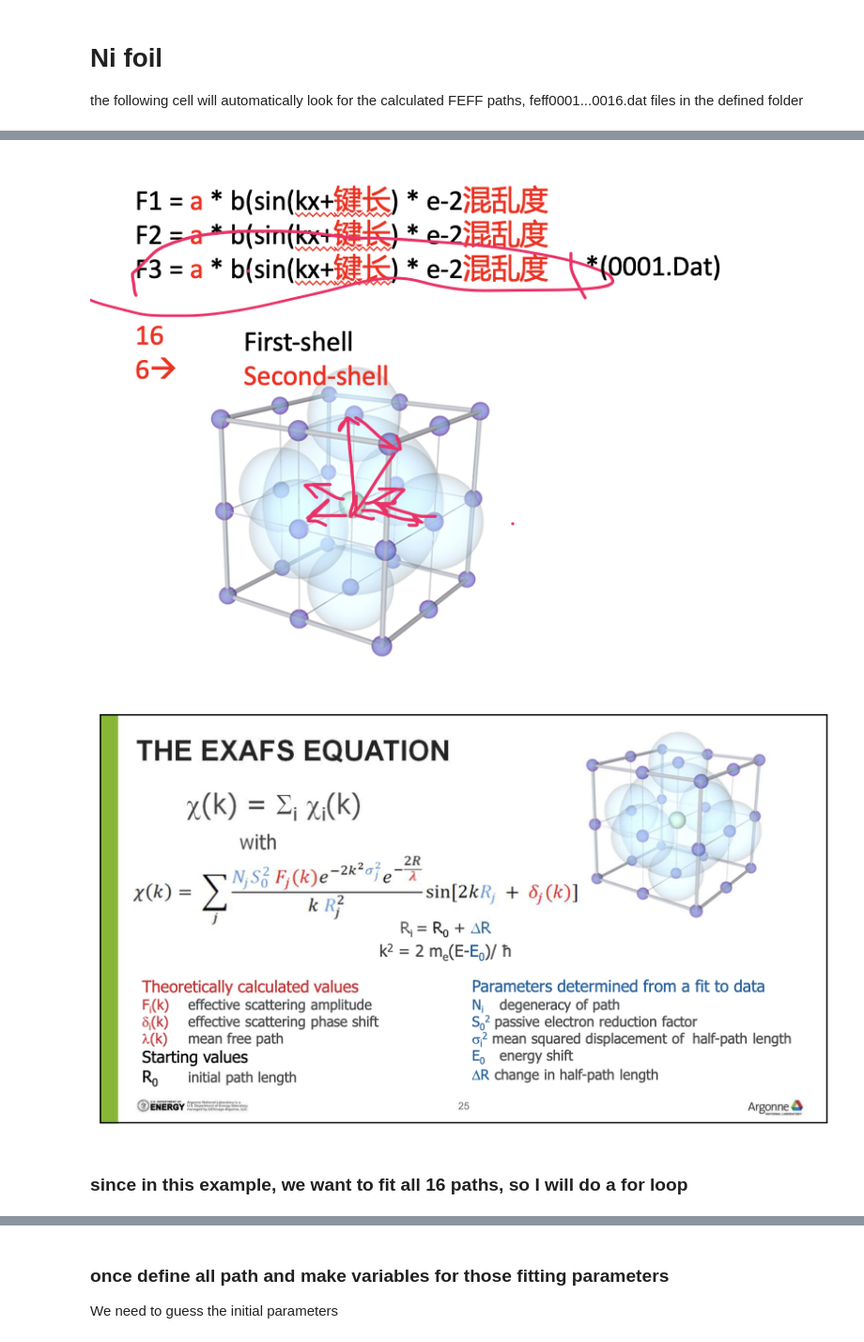
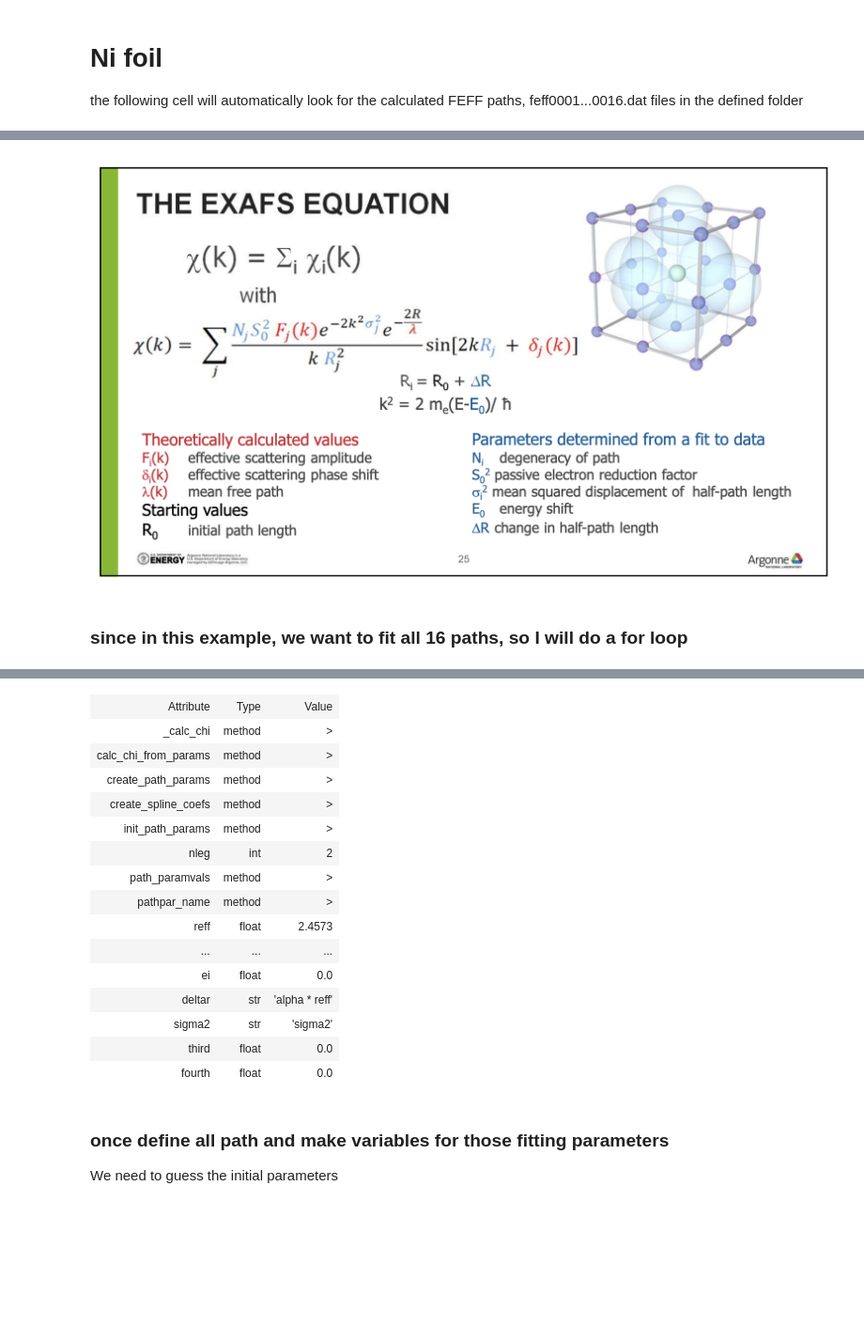
Before and after one commit to XufanLU/Dr.XAS, a Jupyter notebook: materials/Larch_calc_example/Larch_fitting_references_Nifoil.ipynb, the cells around one changed output, grey strips where cells are left out. Shown at 94% size. Cells and saved outputs as stored; diff of their text form; code cells hidden in the pictures; blank space fills up the shorter version.

```diff
--- a/materials/Larch_calc_example/Larch_fitting_references_Nifoil.ipynb
+++ b/materials/Larch_calc_example/Larch_fitting_references_Nifoil.ipynb
@@ -270,7 +272,5 @@ Path  Bond      Amp (%)  R_eff (Å)   Deg  Nlegs
 # %% [markdown]
-![image.png](attachment:image.png-old)
+![image.png](attachment:image.png-new)
-# %% [markdown]
-![image.png](attachment:image.png)
 # %%
 # we need to define different paths ...
 # example is like this,
@@ -311,3 +311,6 @@ for path_key, path_str in Ni_paths.items():
 Ni_foil_path_all['path1'].sigma2 = 'sigma2'
 Ni_foil_path_all['path2'].sigma2 = 'sigma2_2'
 Ni_foil_path_all['path3'].sigma2 = 'sigma2_2'
+# %%
+Ni_foil_path_all['path1']
+# %% [output]
@@ -314,3 +318,19 @@ Ni_foil_path_all['path3'].sigma2 = 'sigma2_2'
+| Attribute | Type | Value |
+| _calc_chi | method | > |
+| calc_chi_from_params | method | > |
+| create_path_params | method | > |
+| create_spline_coefs | method | > |
+| init_path_params | method | > |
+| nleg | int | 2 |
+| path_paramvals | method | > |
+| pathpar_name | method | > |
+| reff | float | 2.4573 |
+| ... | ... | ... |
+| ei | float | 0.0 |
+| deltar | str | 'alpha * reff' |
+| sigma2 | str | 'sigma2' |
+| third | float | 0.0 |
+| fourth | float | 0.0 |
 # %% [markdown]
 ### once define all path and make variables for those fitting parameters
 We need to guess the initial parameters
```
Also changed, not shown: parts of 4 cells of this notebook.
